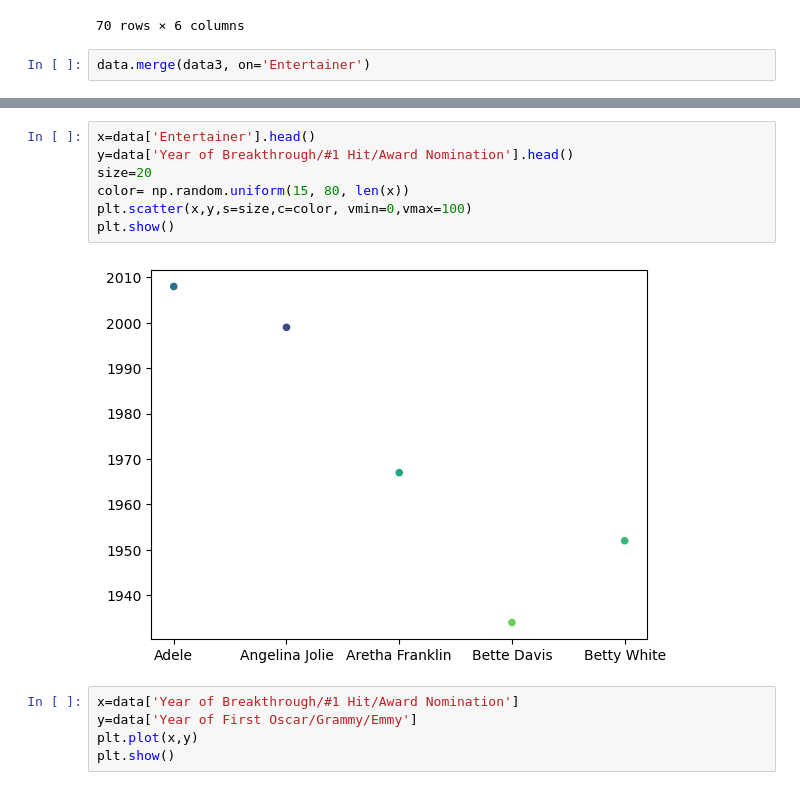
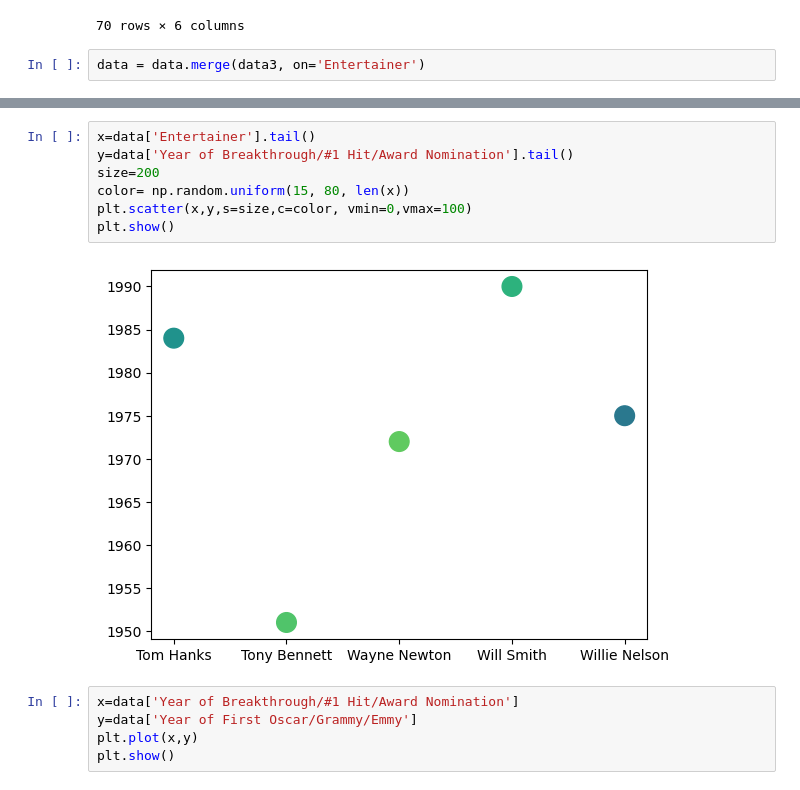
Before and after one commit to Apurv48/Entertainer, a Jupyter notebook: Entertainer.ipynb, the cells around one changed output, grey strips where cells are left out. Cells and saved outputs as stored; diff of their text form.

```diff
--- a/Entertainer.ipynb
+++ b/Entertainer.ipynb
@@ -470,4 +470,4 @@ data
 | 69 | Willie Nelson | M | 1933 | 1975 | Red Headed Stranger | ... |
 70 rows × 6 columns
 # %%
-data.merge(data3, on='Entertainer')
+data = data.merge(data3, on='Entertainer')
@@ -488,12 +490,12 @@ data.merge(data3, on='Entertainer')
 # %%
-x=data['Entertainer'].head()
-y=data['Year of Breakthrough/#1 Hit/Award Nomination'].head()
-size=20
+x=data['Entertainer'].tail()
+y=data['Year of Breakthrough/#1 Hit/Award Nomination'].tail()
+size=200
 color= np.random.uniform(15, 80, len(x))
 plt.scatter(x,y,s=size,c=color, vmin=0,vmax=100)
 plt.show()
 # %% [output]
-[figure, old version]
+[figure, new version]
 # %%
 x=data['Year of Breakthrough/#1 Hit/Award Nomination']
 y=data['Year of First Oscar/Grammy/Emmy']
```
Also changed, not shown: parts of 9 cells of this notebook, 3 other files.
